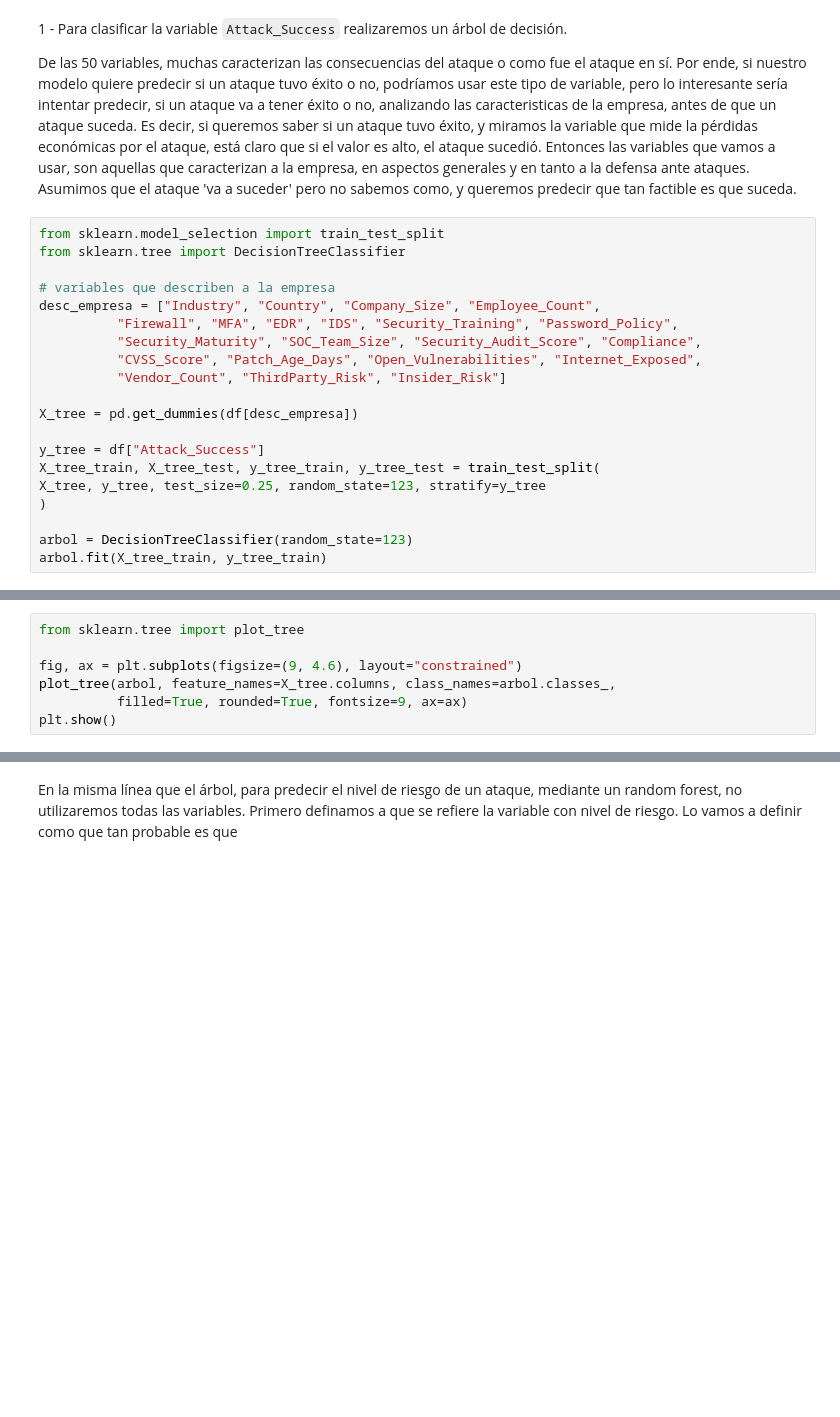
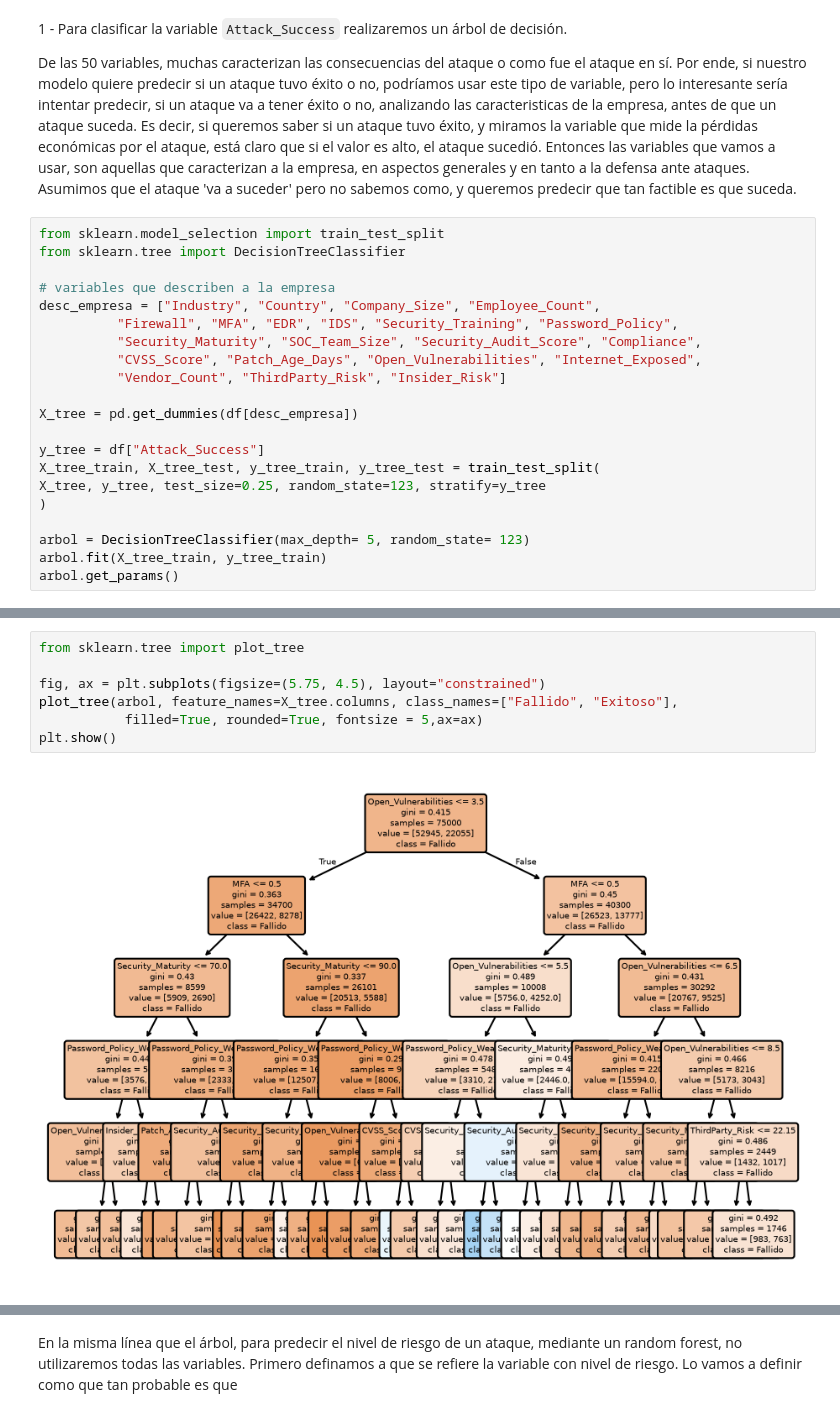
Before and after one commit to franconicolas38/proyecto-final-pycd, a Jupyter notebook: codigo_trabajo_final.ipynb, the cells around one changed output, grey strips where cells are left out. Cells and saved outputs as stored; diff of their text form; blank space fills up the shorter version.

```diff
--- a/codigo_trabajo_final.ipynb
+++ b/codigo_trabajo_final.ipynb
@@ -184,6 +190,7 @@ X_tree_train, X_tree_test, y_tree_train, y_tree_test = train_test_split(
 X_tree, y_tree, test_size=0.25, random_state=123, stratify=y_tree
 )
 
-arbol = DecisionTreeClassifier(random_state=123)
+arbol = DecisionTreeClassifier(max_depth= 5, random_state= 123)
 arbol.fit(X_tree_train, y_tree_train)
+arbol.get_params()
 # %% [output]
@@ -191,7 +210,9 @@ DecisionTreeClassifier(random_state=123)
 # %%
 from sklearn.tree import plot_tree
 
-fig, ax = plt.subplots(figsize=(9, 4.6), layout="constrained")
-plot_tree(arbol, feature_names=X_tree.columns, class_names=arbol.classes_,
-          filled=True, rounded=True, fontsize=9, ax=ax)
+fig, ax = plt.subplots(figsize=(5.75, 4.5), layout="constrained")
+plot_tree(arbol, feature_names=X_tree.columns, class_names=["Fallido", "Exitoso"],
+           filled=True, rounded=True, fontsize = 5,ax=ax)
 plt.show()
+# %% [output]
+[figure, added]
```
Also changed, not shown: parts of 20 cells of this notebook, 1 other file.
